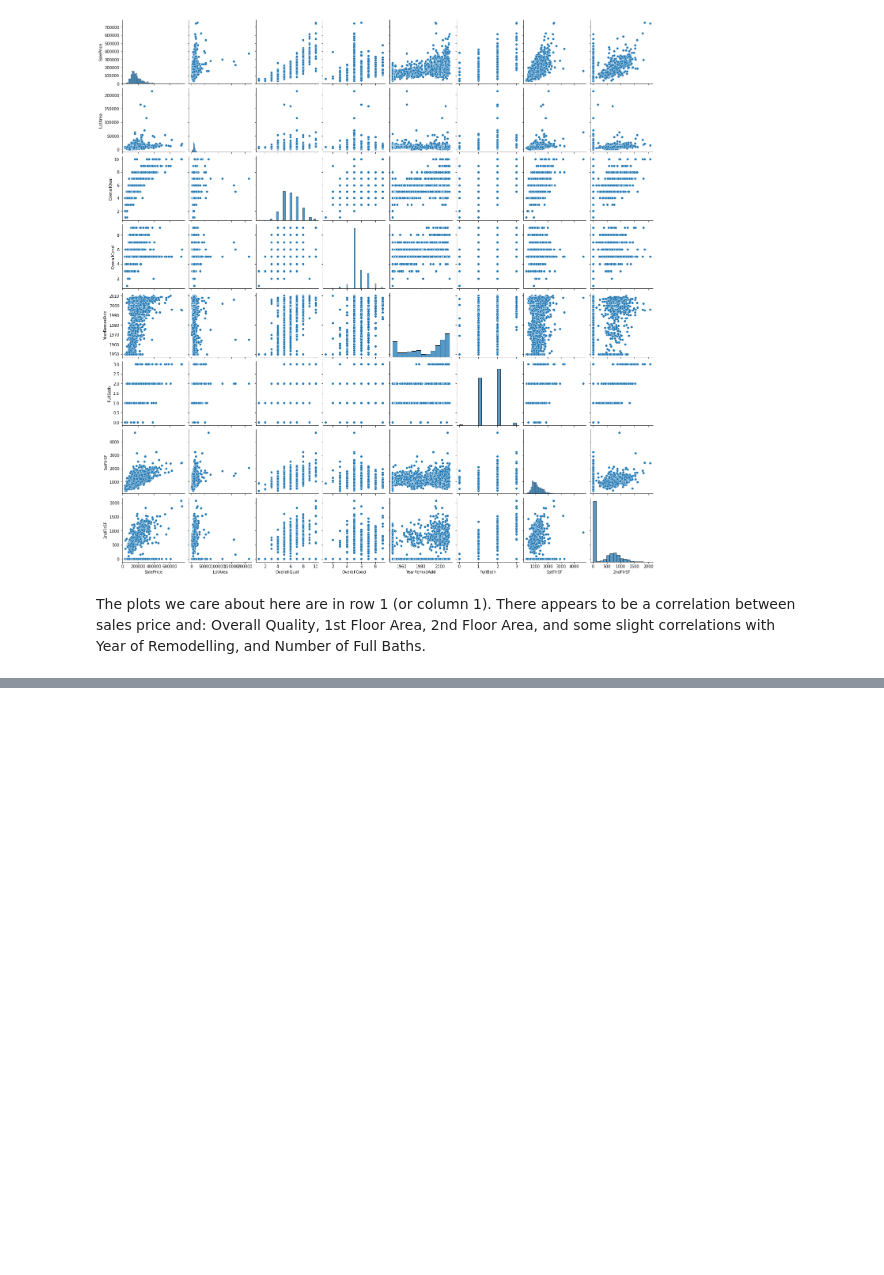
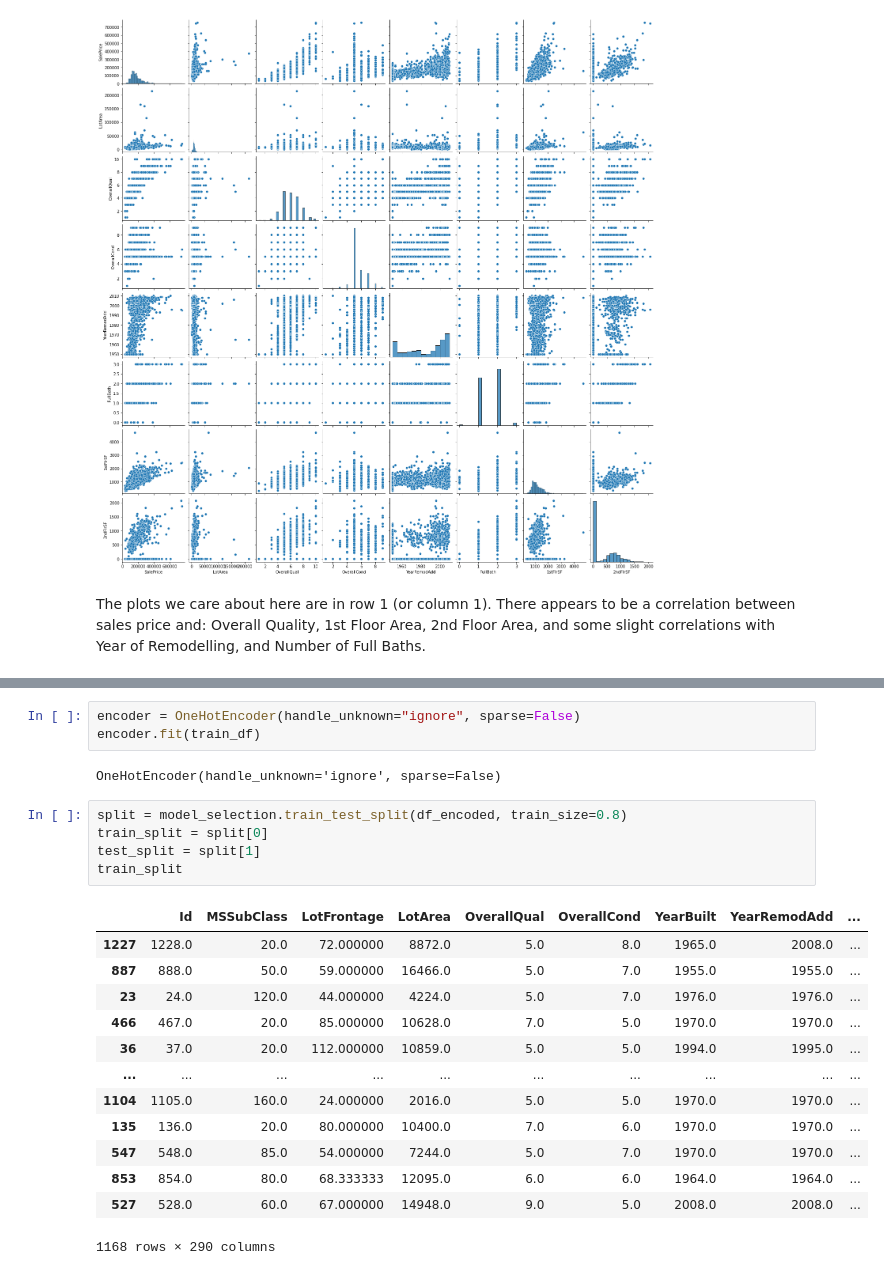
Before and after one commit to martinsun0/AML-assignments, a Jupyter notebook: hw2/RLS/hw2_part1.ipynb, the cells around one changed output, grey strips where cells are left out. Cells and saved outputs as stored; diff of their text form; blank space fills up the shorter version.

```diff
--- a/hw2/RLS/hw2_part1.ipynb
+++ b/hw2/RLS/hw2_part1.ipynb
@@ -64,0 +118,24 @@ sm.linear_model.OLS()
+# %%
+encoder = OneHotEncoder(handle_unknown="ignore", sparse=False)
+encoder.fit(train_df)
+# %% [output]
+OneHotEncoder(handle_unknown='ignore', sparse=False)
+# %%
+split = model_selection.train_test_split(df_encoded, train_size=0.8)
+train_split = split[0]
+test_split = split[1]
+train_split
+# %% [output]
+|  | Id | MSSubClass | LotFrontage | LotArea | OverallQual | OverallCond | YearBuilt | YearRemodAdd | ... |
+| 1227 | 1228.0 | 20.0 | 72.000000 | 8872.0 | 5.0 | 8.0 | 1965.0 | 2008.0 | ... |
+| 887 | 888.0 | 50.0 | 59.000000 | 16466.0 | 5.0 | 7.0 | 1955.0 | 1955.0 | ... |
+| 23 | 24.0 | 120.0 | 44.000000 | 4224.0 | 5.0 | 7.0 | 1976.0 | 1976.0 | ... |
+| 466 | 467.0 | 20.0 | 85.000000 | 10628.0 | 7.0 | 5.0 | 1970.0 | 1970.0 | ... |
+| 36 | 37.0 | 20.0 | 112.000000 | 10859.0 | 5.0 | 5.0 | 1994.0 | 1995.0 | ... |
+| ... | ... | ... | ... | ... | ... | ... | ... | ... | ... |
+| 1104 | 1105.0 | 160.0 | 24.000000 | 2016.0 | 5.0 | 5.0 | 1970.0 | 1970.0 | ... |
+| 135 | 136.0 | 20.0 | 80.000000 | 10400.0 | 7.0 | 6.0 | 1970.0 | 1970.0 | ... |
+| 547 | 548.0 | 85.0 | 54.000000 | 7244.0 | 5.0 | 7.0 | 1970.0 | 1970.0 | ... |
+| 853 | 854.0 | 80.0 | 68.333333 | 12095.0 | 6.0 | 6.0 | 1964.0 | 1964.0 | ... |
+| 527 | 528.0 | 60.0 | 67.000000 | 14948.0 | 9.0 | 5.0 | 2008.0 | 2008.0 | ... |
+1168 rows × 290 columns
```
Also changed, not shown: parts of 9 cells of this notebook.
